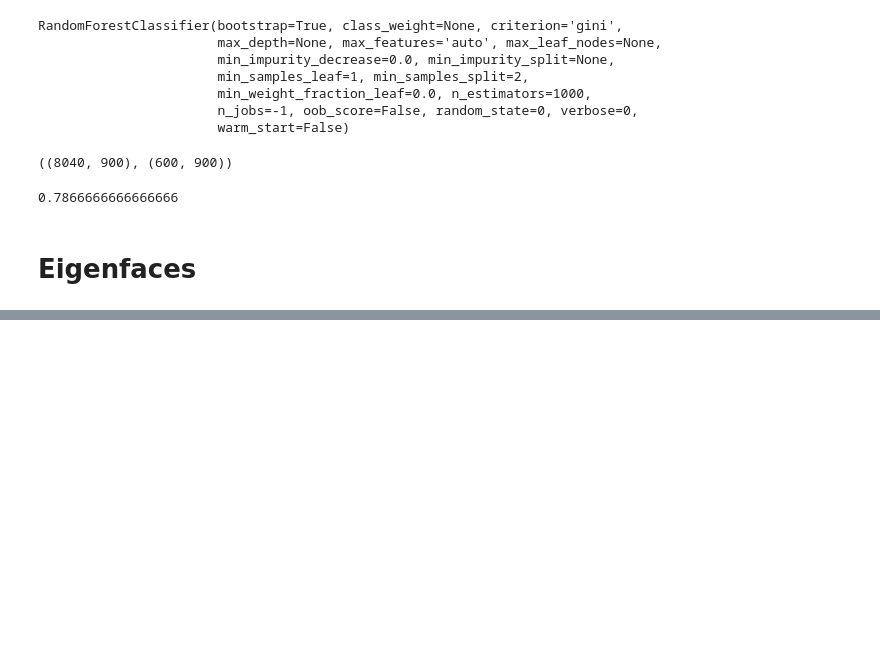
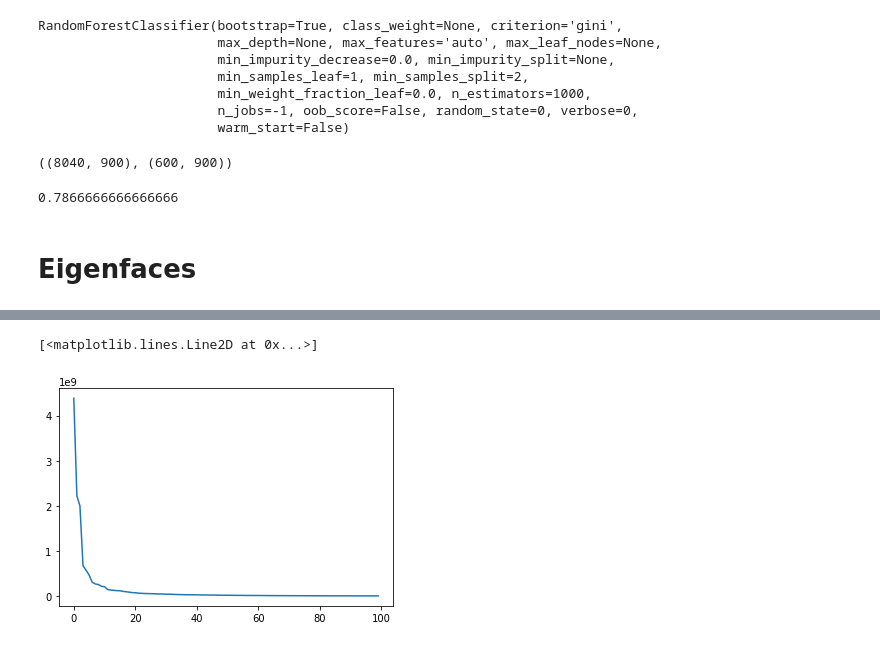
Before and after one commit to mjiang9/cos429project, a Jupyter notebook: Viola-Jones.ipynb, the cells around one changed output, grey strips where cells are left out. Cells and saved outputs as stored; diff of their text form; code cells hidden in the pictures; blank space fills up the shorter version.

```diff
--- a/Viola-Jones.ipynb
+++ b/Viola-Jones.ipynb
@@ -1471,0 +1510,5 @@ time() - t_start
+# %%
+plt.plot(sorted(w, reverse=True)[:100])
+# %% [output]
+[<matplotlib.lines.Line2D at 0x...>]
+[figure, added]
```
Also changed, not shown: parts of 45 cells of this notebook.
